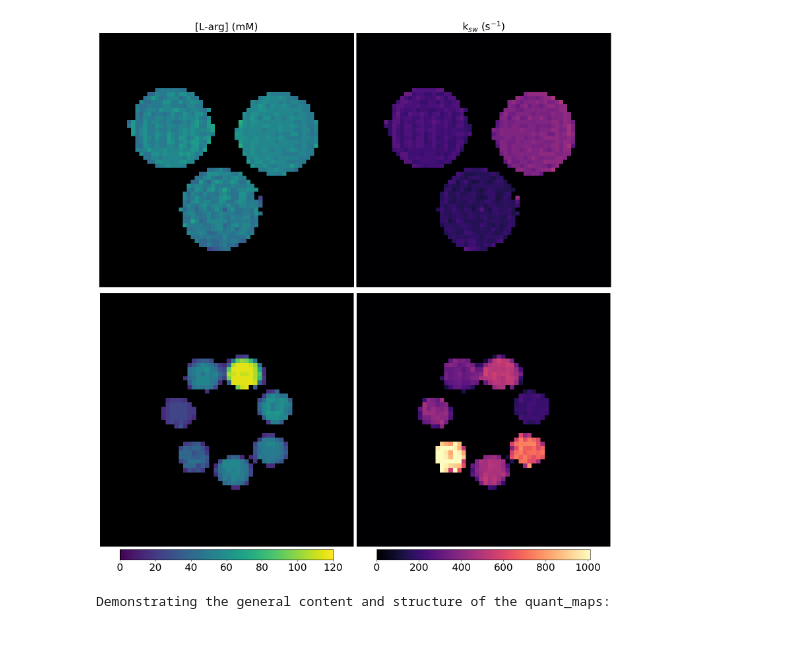
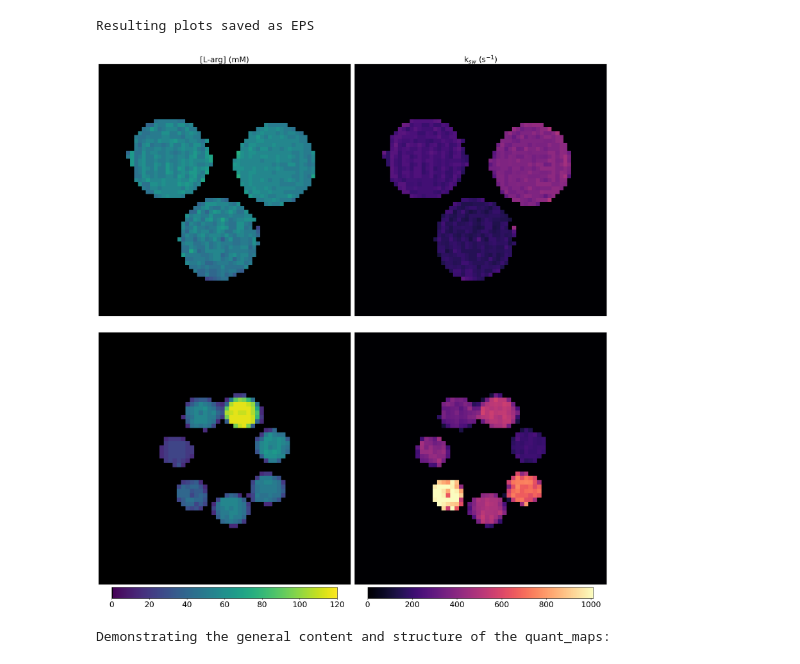
Before and after one commit to momentum-laboratory/molecular-mrf, a Jupyter notebook: dot_prod_example/visualization.ipynb, the cells around one changed output. Cells and saved outputs as stored; diff of their text form; code cells hidden in the pictures.

```diff
--- a/dot_prod_example/visualization.ipynb
+++ b/dot_prod_example/visualization.ipynb
@@ -7,56 +7,58 @@ import scipy.io as sio
 
 # Function to modify the viridis colormap to start with black
 def create_black_viridis():
     original_viridis = plt.cm.get_cmap('viridis')
     colors = original_viridis(np.arange(original_viridis.N))
     colors[0, :3] = 0  # Set the lowest value to black
     return mcolors.LinearSegmentedColormap.from_list('black_viridis', colors)
 
 # Load data and masks
 quant_maps7 = sio.loadmat('results/quant_maps.mat')
 quant_maps = sio.loadmat('results/quant_maps_3T.mat')
 
 for k,v in quant_maps.items():
     if k not in ['__header__', '__version__', '__globals__']:
         quant_maps[k] = v[15:-15, 15:-15]
 
 # Combine masks for more refined visualization
 mask7 = quant_maps7['dp'] > 0.99974
 mask_dp = quant_maps['dp'] > 0.9995
 mask_ksw = quant_maps['ksw'] > 100
 mask_fs = quant_maps['fs'] * 110e3 / 3 > 10
 mask = mask_ksw & mask_dp & mask_fs  # Combined mask
 
 # Create a black-start viridis colormap
 b_viridis = create_black_viridis()
 
-# Initialize PDF
-with PdfPages('results/dot_product_results_both.pdf') as pdf:
-    fig, axs = plt.subplots(2, 2, figsize=(20, 21))
-    fig.subplots_adjust(wspace=0.01, hspace=0.0001)  # Remove spacing between subplots
+fig_fn = r'results/dot_product_results_both.eps'
 
-    data_info = [
-        (quant_maps7['fs'] * 110e3 / 3 * mask7, b_viridis, '[L-arg] (mM)', np.arange(0, 140, 20), (0, 120)),
-        (quant_maps7['ksw'] * mask7, 'magma', 'k$_{sw}$ (s$^{-1}$)', np.arange(0, 1000+100, 200), (0, 1010)),
-        (quant_maps['fs'] * 110e3 / 3 * mask, b_viridis, '', np.arange(0, 140, 20), (0, 120)),
-        (quant_maps['ksw'] * mask, 'magma', '', np.arange(0, 1000 + 100, 200), (0, 1010)),
-    ]
+fig, axs = plt.subplots(2, 2, figsize=(20, 22))
+fig.subplots_adjust(wspace=0.01, hspace=0.0001)  # Remove spacing between subplots
 
-    for i, (ax, (data, cmap, title, ticks, clim)) in enumerate(zip(axs.flat, data_info)):
-        im = ax.imshow(data, cmap=cmap)
-        im.set_clim(*clim)
-        if title:
-            ax.set_title(title, fontsize=22)
-        ax.set_axis_off()
-        if i > 1:
-            orientation = 'horizontal'
-            cb = fig.colorbar(im, ax=ax, orientation=orientation, ticks=ticks, pad=0.01, fraction=0.04)
-            cb.ax.tick_params(labelsize=22)
+data_info = [
+    (quant_maps7['fs'] * 110e3 / 3 * mask7, b_viridis, '[L-arg] (mM)', np.arange(0, 140, 20), (0, 120)),
+    (quant_maps7['ksw'] * mask7, 'magma', 'k$_{sw}$ (s$^{-1}$)', np.arange(0, 1000+100, 200), (0, 1010)),
+    (quant_maps['fs'] * 110e3 / 3 * mask, b_viridis, '', np.arange(0, 140, 20), (0, 120)),
+    (quant_maps['ksw'] * mask, 'magma', '', np.arange(0, 1000 + 100, 200), (0, 1010)),
+]
 
-    plt.show()
-    pdf.savefig(fig)
+for i, (ax, (data, cmap, title, ticks, clim)) in enumerate(zip(axs.flat, data_info)):
+    im = ax.imshow(data, cmap=cmap)
+    im.set_clim(*clim)
+    if title:
+        ax.set_title(title, fontsize=22)
+    ax.set_axis_off()
+    if i > 1:
+        orientation = 'horizontal'
+        cb = fig.colorbar(im, ax=ax, orientation=orientation, ticks=ticks, pad=0.01, fraction=0.04)
+        cb.ax.tick_params(labelsize=22)
+
+plt.tight_layout()
+plt.savefig(fig_fn, format="eps")
+print("Resulting plots saved as EPS")
 # %% [output]
+Resulting plots saved as EPS
-[figure, old version]
+[figure, new version]
 # %%
 print("Demonstrating the general content and structure of the quant_maps:")
 quant_maps
```
Also changed, not shown: 1 other file.
